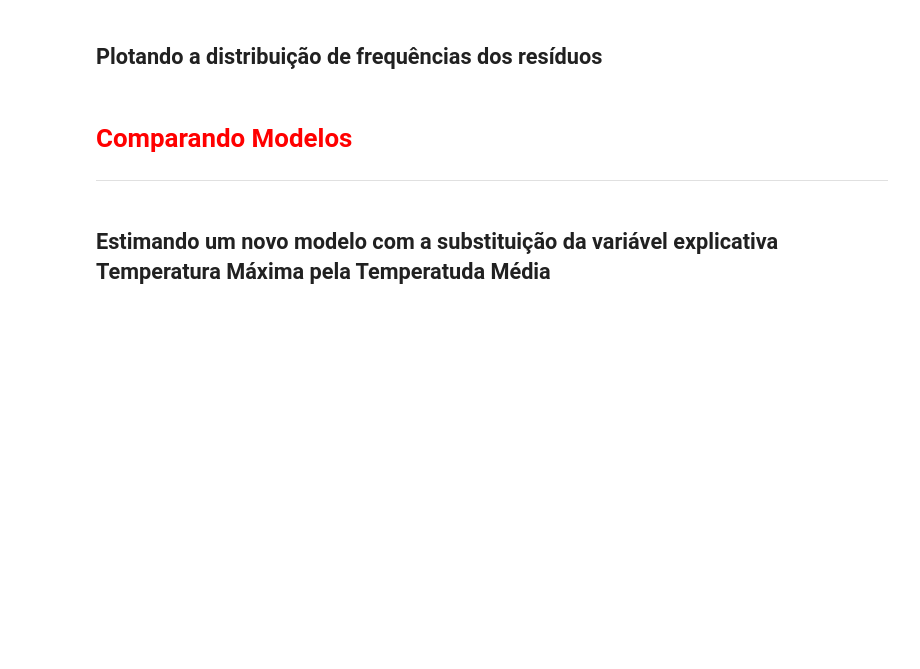
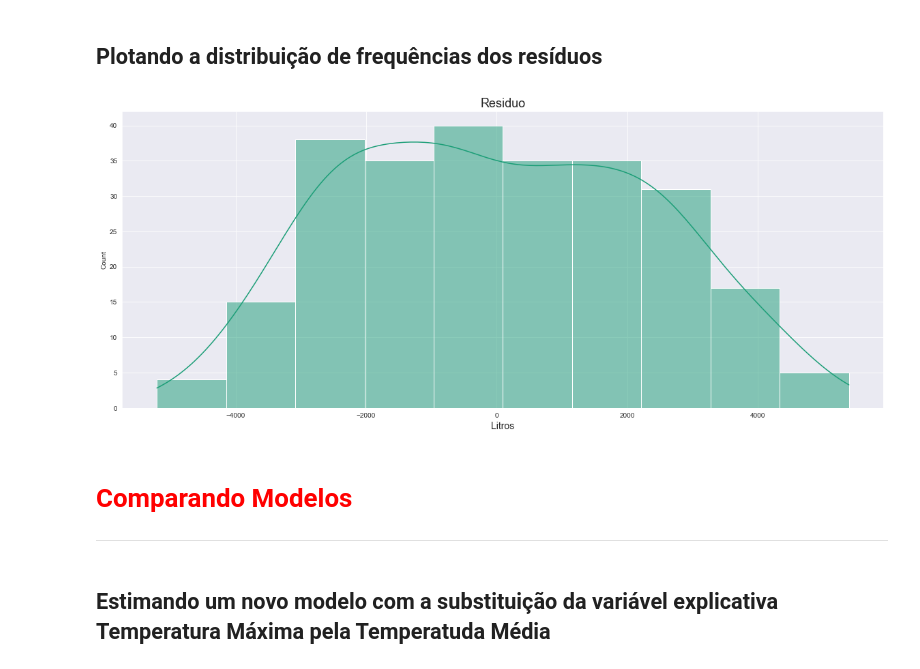
Before and after one commit to King-Bowie/analise_consumo_cerveja, a Jupyter notebook: analise_consumo.ipynb, the cells around one changed output. Cells and saved outputs as stored; diff of their text form; code cells hidden in the pictures; blank space fills up the shorter version.

```diff
--- a/analise_consumo.ipynb
+++ b/analise_consumo.ipynb
@@ -450,5 +593,13 @@ Fonte: Econometria Básica - 5ª edição - Gujarati e Porter
 # %% [markdown]
 ## Plotando a distribuição de frequências dos resíduos
+# %%
+ax = sns.histplot(residuo, kde=True)
+ax.figure.set_size_inches(20,8)
+ax.set_title('Residuo', fontsize=18)
+ax.set_xlabel('Litros', fontsize=14)
+plt.show()
+# %% [output]
+[figure, added]
 # %% [markdown]
 # <font color='red' style='font-size: 30px;'>Comparando Modelos</font>
 <hr style='border: 2px solid red;'>
```
Also changed, not shown: parts of 53 cells of this notebook.
